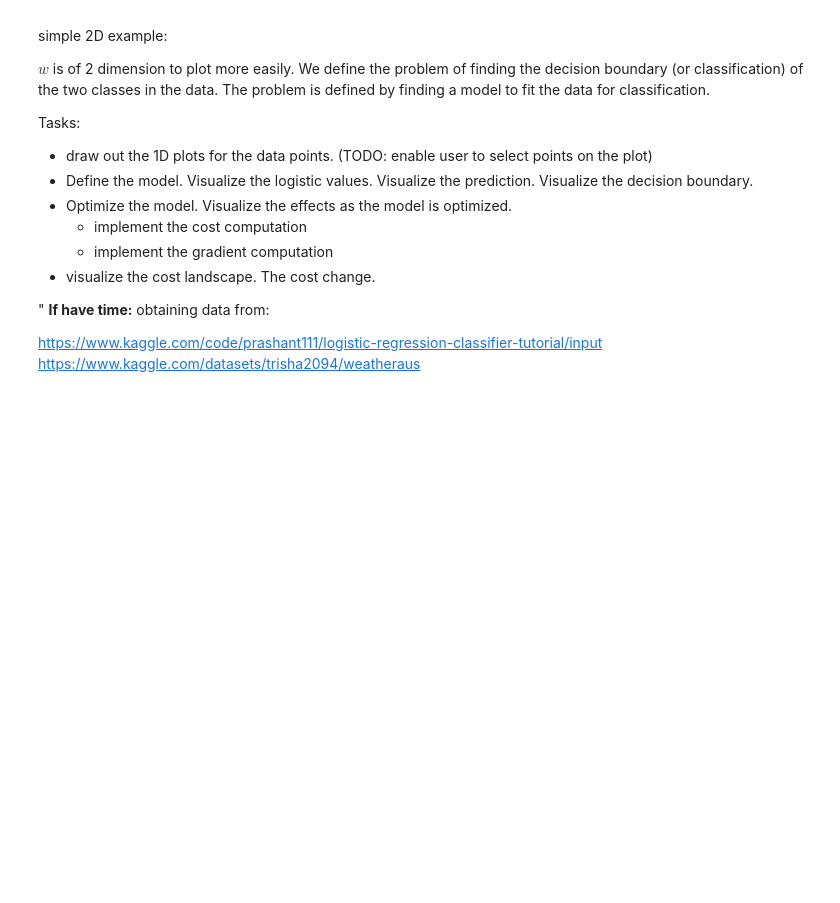
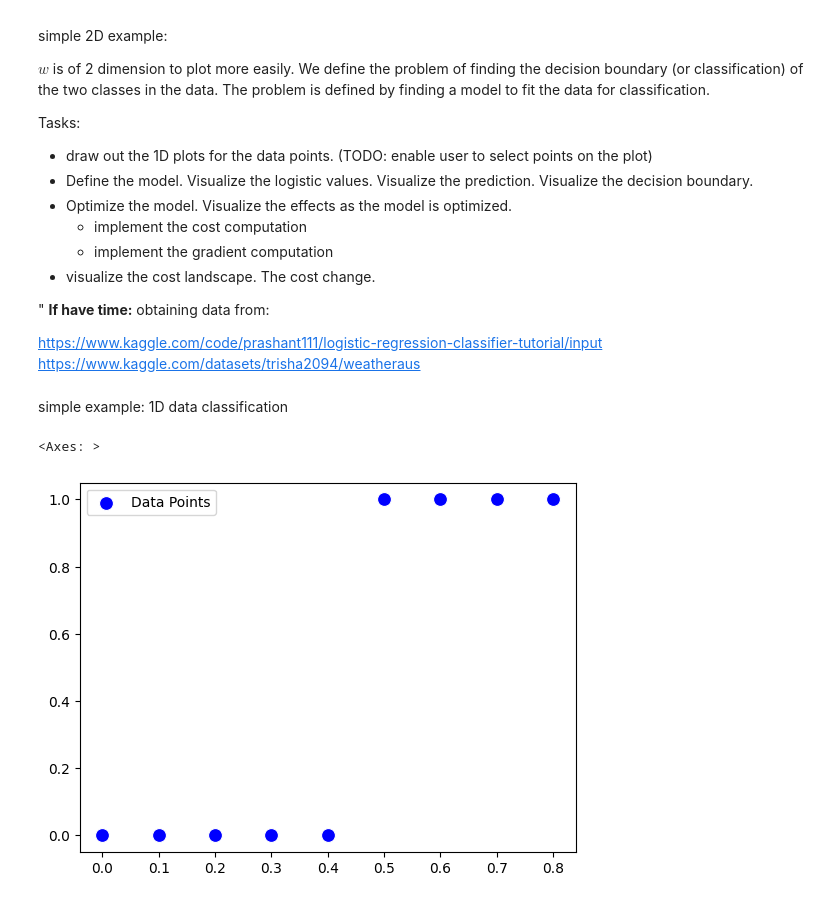
Before and after one commit to MiaoDragon/ML-data-science-prep-interview, a Jupyter notebook: machine learning/supervised learning/logistic regression/example-1.ipynb, the cells around one changed output. Cells and saved outputs as stored; diff of their text form; code cells hidden in the pictures; blank space fills up the shorter version.

```diff
--- a/machine learning/supervised learning/logistic regression/example-1.ipynb
+++ b/machine learning/supervised learning/logistic regression/example-1.ipynb
@@ -30,3 +32,28 @@ obtaining data from:
 
 https://www.kaggle.com/code/prashant111/logistic-regression-classifier-tutorial/input
 https://www.kaggle.com/datasets/trisha2094/weatheraus
+# %% [markdown]
+simple example: 1D data classification
+# %%
+# data: (x, y), where y is binary (0 or 1)
+data = [
+    ([0.0], 0),
+    ([0.1], 0),
+    ([0.2], 0),
+    ([0.3], 0),
+    ([0.4], 0),
+    ([0.5], 1),
+    ([0.6], 1),
+    ([0.7], 1),
+    ([0.8], 1),
+]
+
+# plot the data
+xs = [x[0] for x, y in data]
+xs = np.array(xs).reshape(-1, 1)
+ys = [y for x, y in data]
+ys = np.array(ys).reshape(-1)
+sns.scatterplot(x=xs.flatten(), y=ys, s=100, color='blue', label='Data Points')
+# %% [output]
+<Axes: >
+[figure, added]
```
Also changed, not shown: parts of 13 cells of this notebook.
